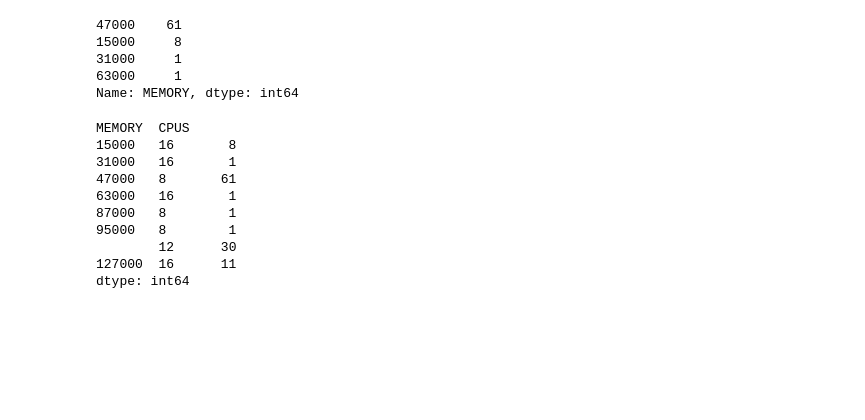
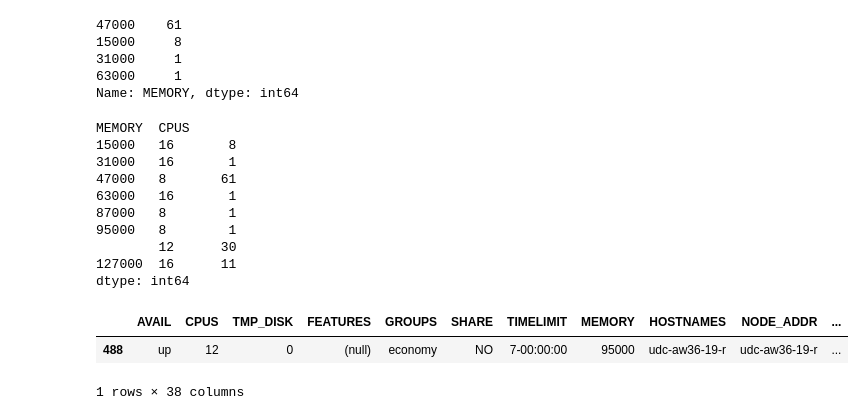
Before and after one commit to LiYan1988/simulationsYuxin, a Jupyter notebook: test_notebook/Rivanna.ipynb, the cells around one changed output. Cells and saved outputs as stored; diff of their text form; code cells hidden in the pictures; blank space fills up the shorter version.

Commit message:
check nodes on Rivanna

```diff
--- a/test_notebook/Rivanna.ipynb
+++ b/test_notebook/Rivanna.ipynb
@@ -56,3 +56,9 @@ MEMORY  CPUS
         12      30
 127000  16      11
 dtype: int64
+# %%
+df.loc[df.HOSTNAMES=='udc-aw36-19-r']
+# %% [output]
+|  | AVAIL | CPUS | TMP_DISK | FEATURES | GROUPS | SHARE | TIMELIMIT | MEMORY | HOSTNAMES | NODE_ADDR | ... |
+| 488 | up | 12 | 0 | (null) | economy | NO | 7-00:00:00 | 95000 | udc-aw36-19-r | udc-aw36-19-r | ... |
+1 rows × 38 columns
```
